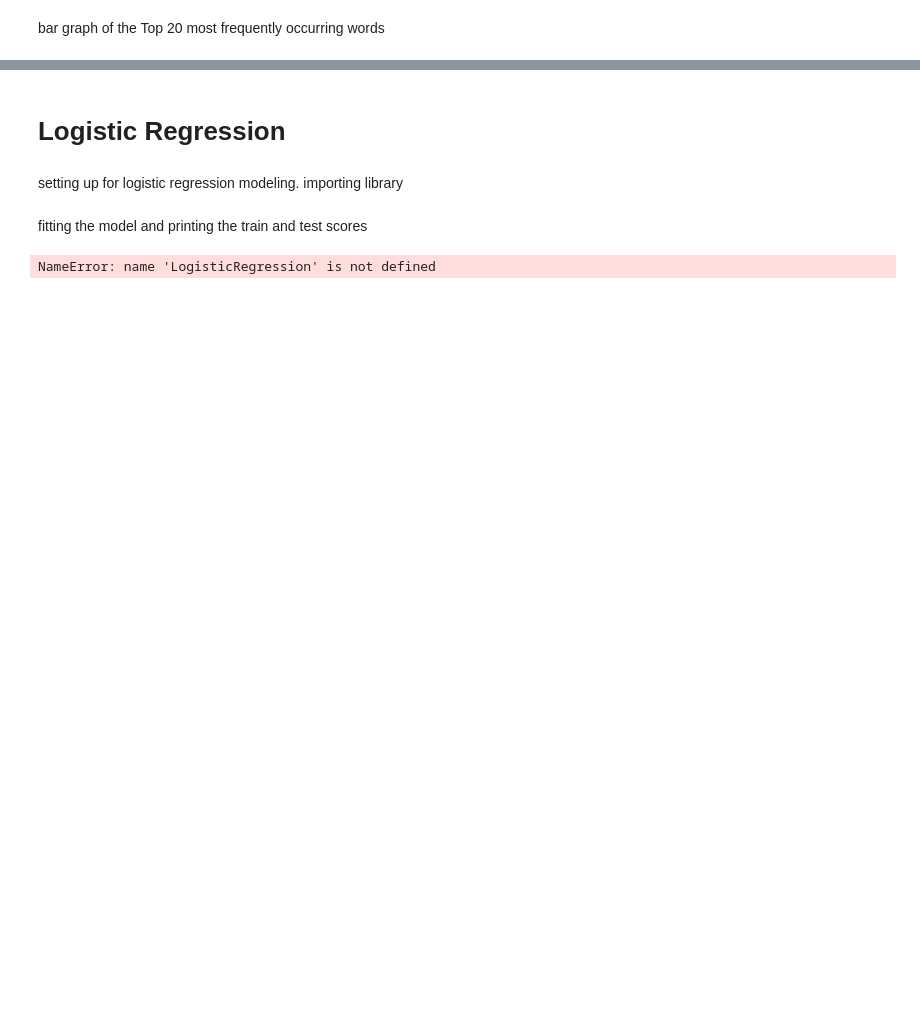
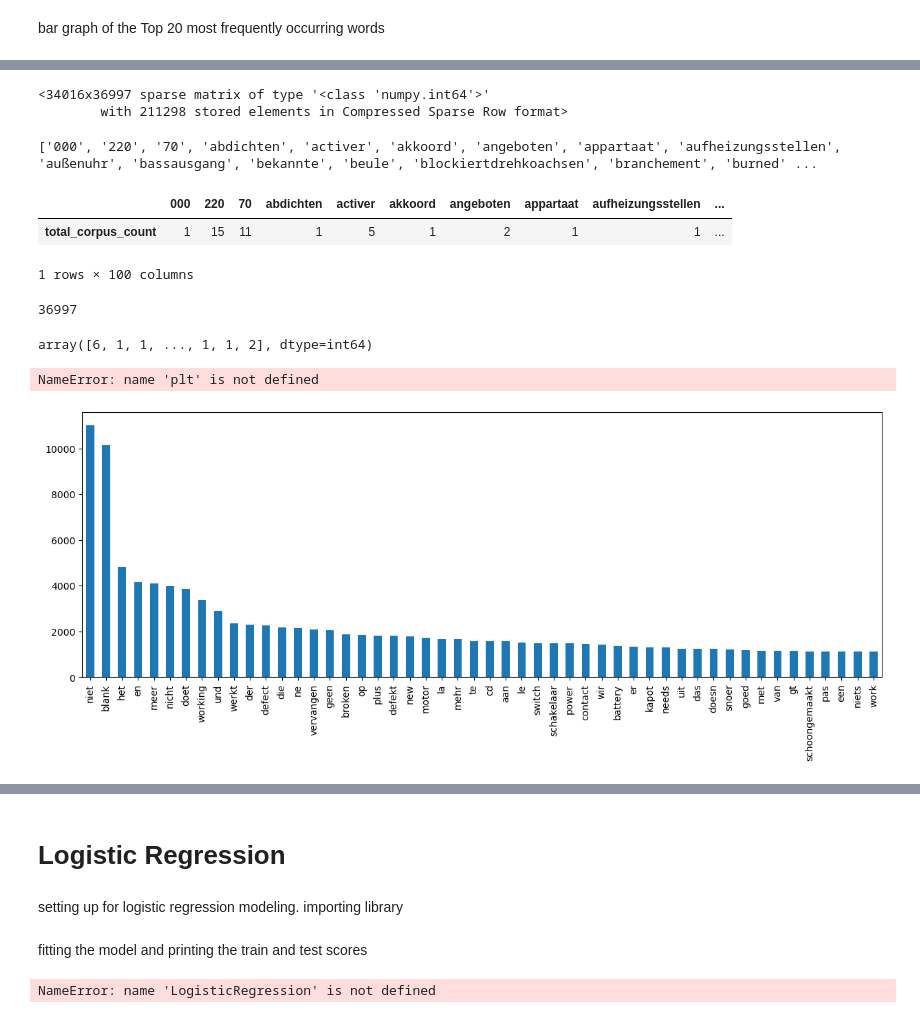
Before and after one commit to DrewChauD/BrainStation-Data-Science-Capstone, a Jupyter notebook: Notebooks/Andrew_Chau_BrainStation_DS_Capstone.ipynb, the cells around one changed output, grey strips where cells are left out. Drawn from its saved outputs; the diff is of its cells as text; code cells hidden in the pictures; blank space fills up the shorter version.

Commit message:
added NLP model and results

```diff
--- a/Notebooks/Andrew_Chau_BrainStation_DS_Capstone.ipynb
+++ b/Notebooks/Andrew_Chau_BrainStation_DS_Capstone.ipynb
@@ -1014,0 +1025,4 @@ dividing the data between train and test sections using sklearn's train_test_spl
+# %%
+ndf = pd.read_csv("data/OpenRepairData_v0.3_aggregate_202303.csv")
+ndf = ndf[['repair_status', 'problem']]
+ndf
@@ -1015,4 +1043,7 @@ dividing the data between train and test sections using sklearn's train_test_spl
+# %%
+ndf = ndf.fillna('blank')
+# %%
+X = ndf['problem']
+y = ndf['repair_status']
 # %%
-from sklearn.model_selection import train_test_split
-
-X_train, X_test, y_train, y_test = train_test_split(X, y, test_size=0.25, random_state=42)
+X_train, X_test, y_train, y_test = train_test_split(X, y, test_size=0.33, random_state=42)
@@ -1084,0 +1131,43 @@ NameError: name 'X_train_transformed' is not defined
+# %%
+X_test_transformed = bagofwords.transform(X_test)
+X_test_transformed
+# %% [output]
+<34016x36997 sparse matrix of type '<class 'numpy.int64'>'
+        with 211298 stored elements in Compressed Sparse Row format>
+# %%
+words = bagofwords.get_feature_names_out()
+some_indices = range(1, 36997, round(36997/100))
+
+samples = [words[i] for i in some_indices]
+print(samples)
+# %% [output]
+['000', '220', '70', 'abdichten', 'activer', 'akkoord', 'angeboten', 'appartaat', 'aufheizungsstellen', 'außenuhr', 'bassausgang', 'bekannte', 'beule', 'blockiertdrehkoachsen', 'branchement', 'burned' ...
+# %%
+counts = np.array(X_train_transformed[:, some_indices].sum(axis = 0))
+display(pd.DataFrame({"total_corpus_count": counts[0]}, index=samples).T)
+# %% [output]
+|  | 000 | 220 | 70 | abdichten | activer | akkoord | angeboten | appartaat | aufheizungsstellen | ... |
+| total_corpus_count | 1 | 15 | 11 | 1 | 5 | 1 | 2 | 1 | 1 | ... |
+1 rows × 100 columns
+# %%
+len(bagofwords.get_feature_names_out())
+# %% [output]
+36997
+# %%
+X_train_transformed.toarray().sum(axis=0)
+# %% [output]
+array([6, 1, 1, ..., 1, 1, 2], dtype=int64)
+# %%
+word_counts = pd.DataFrame(
+    {"counts": X_train_transformed.toarray().sum(axis=0)},
+    index=bagofwords.get_feature_names_out()
+).sort_values("counts", ascending=False)
+
+word_counts.head(50).plot(kind="bar", figsize=(15, 5), legend=False)
+plt.title("Top 20 most frequently occurring words")
+plt.ylabel("Count")
+plt.xticks(rotation=45)
+plt.show()
+# %% [output]
+NameError: name 'plt' is not defined
+[figure, added]
```
Also changed, not shown: parts of 26 cells of this notebook.
